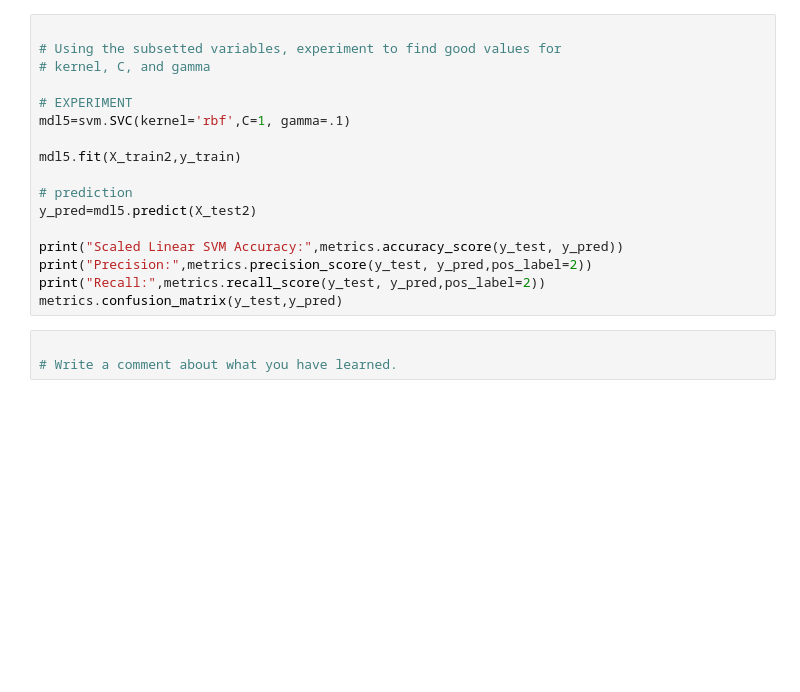
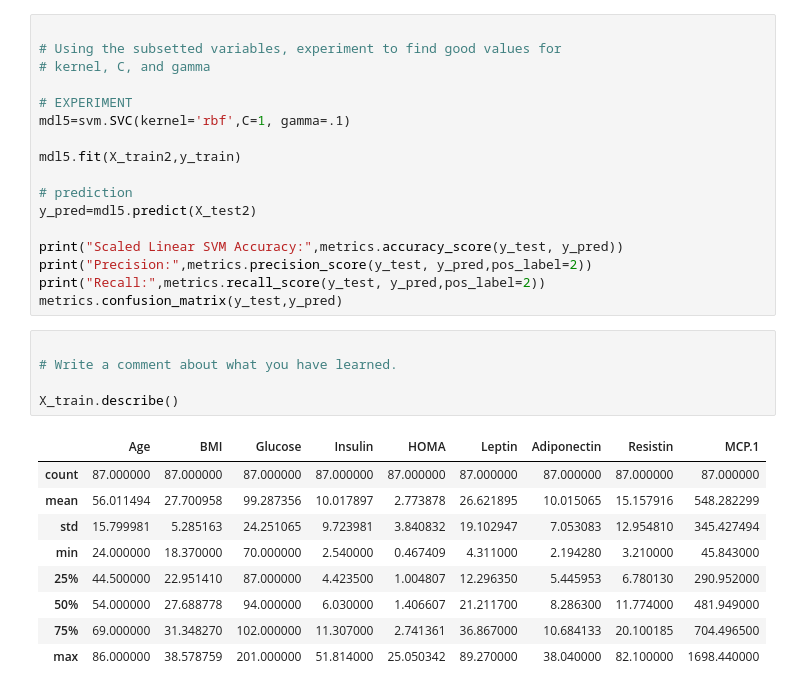
Before and after one commit to jskufca/sum23, a Jupyter notebook: notebooks/HWBCC_BreastCancerCoimbra.ipynb, the cells around one changed output. Saved outputs shown, nothing was run; the diff lists cells and outputs as text; blank space fills up the shorter version.

```diff
--- a/notebooks/HWBCC_BreastCancerCoimbra.ipynb
+++ b/notebooks/HWBCC_BreastCancerCoimbra.ipynb
@@ -267,3 +296,15 @@ metrics.confusion_matrix(y_test,y_pred)
 # %%
 
 # Write a comment about what you have learned.
+
+X_train.describe()
+# %% [output]
+|  | Age | BMI | Glucose | Insulin | HOMA | Leptin | Adiponectin | Resistin | MCP.1 |
+| count | 87.000000 | 87.000000 | 87.000000 | 87.000000 | 87.000000 | 87.000000 | 87.000000 | 87.000000 | 87.000000 |
+| mean | 56.011494 | 27.700958 | 99.287356 | 10.017897 | 2.773878 | 26.621895 | 10.015065 | 15.157916 | 548.282299 |
+| std | 15.799981 | 5.285163 | 24.251065 | 9.723981 | 3.840832 | 19.102947 | 7.053083 | 12.954810 | 345.427494 |
+| min | 24.000000 | 18.370000 | 70.000000 | 2.540000 | 0.467409 | 4.311000 | 2.194280 | 3.210000 | 45.843000 |
+| 25% | 44.500000 | 22.951410 | 87.000000 | 4.423500 | 1.004807 | 12.296350 | 5.445953 | 6.780130 | 290.952000 |
+| 50% | 54.000000 | 27.688778 | 94.000000 | 6.030000 | 1.406607 | 21.211700 | 8.286300 | 11.774000 | 481.949000 |
+| 75% | 69.000000 | 31.348270 | 102.000000 | 11.307000 | 2.741361 | 36.867000 | 10.684133 | 20.100185 | 704.496500 |
+| max | 86.000000 | 38.578759 | 201.000000 | 51.814000 | 25.050342 | 89.270000 | 38.040000 | 82.100000 | 1698.440000 |
```
Also changed, not shown: parts of 9 cells of this notebook, 5 other files.
